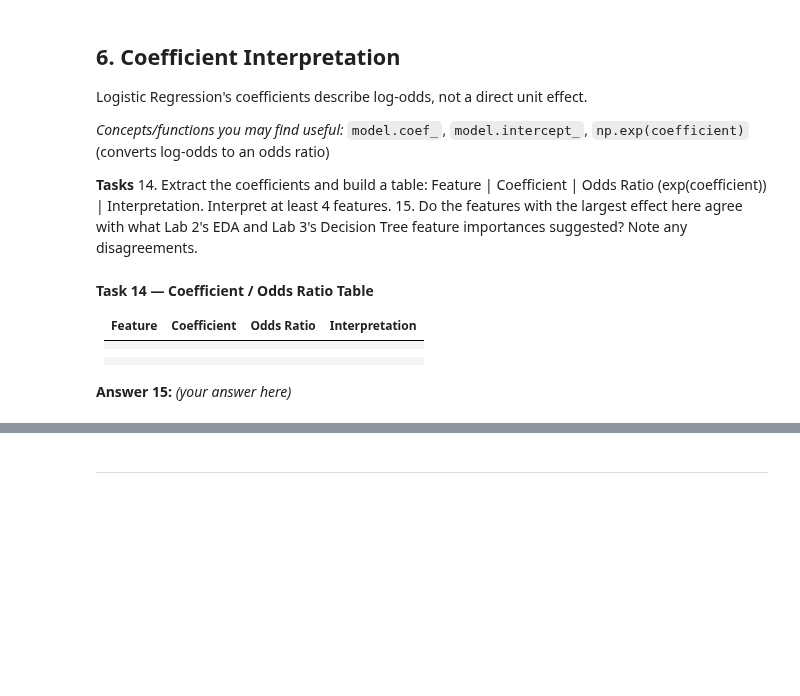
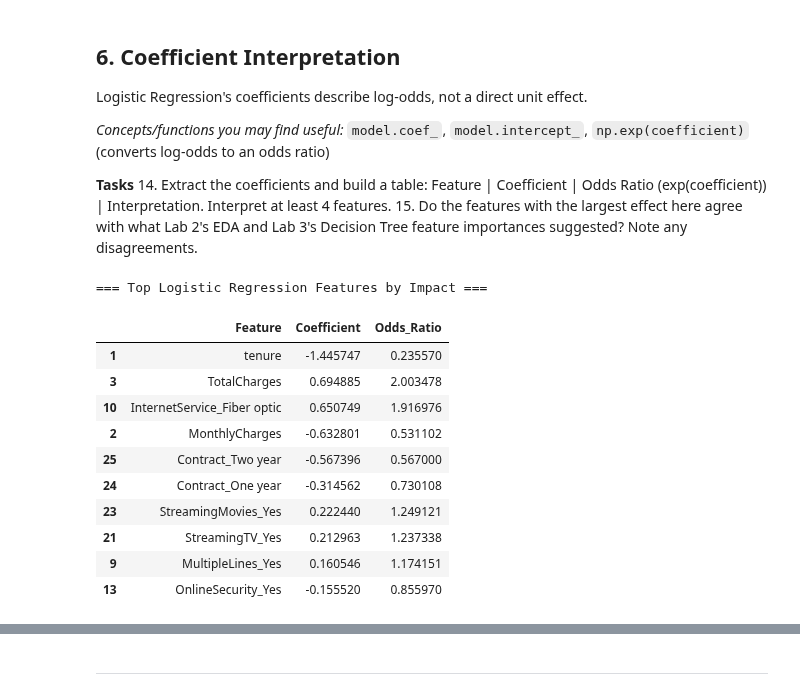
Before and after one commit to baqar360/ML-Lab-Semester-5, a Jupyter notebook: lab 6/Lab6_LogReg_KNN_Template.ipynb, the cells around one changed output, grey strips where cells are left out. Cells and saved outputs as stored; diff of their text form; code cells hidden in the pictures; blank space fills up the shorter version.

```diff
--- a/lab 6/Lab6_LogReg_KNN_Template.ipynb
+++ b/lab 6/Lab6_LogReg_KNN_Template.ipynb
@@ -190,12 +519,33 @@ Logistic Regression's coefficients describe log-odds, not a direct unit effect.
-# %% [markdown]
-**Task 14 — Coefficient / Odds Ratio Table**
-
-| Feature | Coefficient | Odds Ratio | Interpretation |
-|---|---|---|---|
-| | | | |
-| | | | |
-| | | | |
-| | | | |
-
-**Answer 15:**
-_(your answer here)_
+# %%
+# Task 14 — extract coefficients, compute odds ratios
+# Task 14 — extract coefficients, compute odds ratios
+import numpy as np
+import pandas as pd
+
+# 1. Build DataFrame of features, raw coefficients (log-odds), and odds ratios
+coef_df = pd.DataFrame({
+    "Feature": X_encoded.columns,
+    "Coefficient": logistic_model.coef_[0],
+    "Odds_Ratio": np.exp(logistic_model.coef_[0]),
+})
+
+# 2. Sort by absolute magnitude of impact
+coef_df["Abs_Coef"] = coef_df["Coefficient"].abs()
+coef_df = coef_df.sort_values(by="Abs_Coef", ascending=False).drop(columns=["Abs_Coef"])
+
+# 3. Display all or top features
+print("=== Top Logistic Regression Features by Impact ===")
+display(coef_df.head(10))
+# %% [output]
+=== Top Logistic Regression Features by Impact ===
+|  | Feature | Coefficient | Odds_Ratio |
+| 1 | tenure | -1.445747 | 0.235570 |
+| 3 | TotalCharges | 0.694885 | 2.003478 |
+| 10 | InternetService_Fiber optic | 0.650749 | 1.916976 |
+| 2 | MonthlyCharges | -0.632801 | 0.531102 |
+| 25 | Contract_Two year | -0.567396 | 0.567000 |
+| 24 | Contract_One year | -0.314562 | 0.730108 |
+| 23 | StreamingMovies_Yes | 0.222440 | 1.249121 |
+| 21 | StreamingTV_Yes | 0.212963 | 1.237338 |
+| 9 | MultipleLines_Yes | 0.160546 | 1.174151 |
+| 13 | OnlineSecurity_Yes | -0.155520 | 0.855970 |
```
Also changed, not shown: parts of 39 cells of this notebook.
